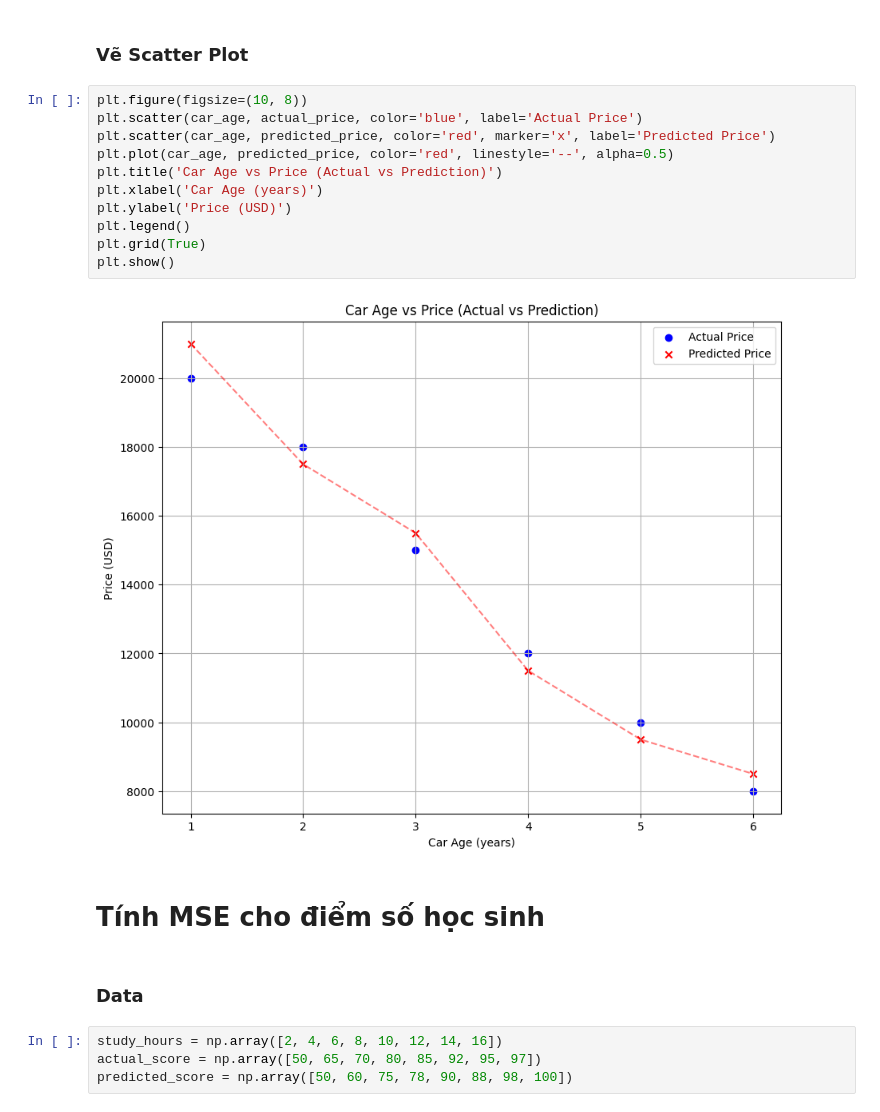
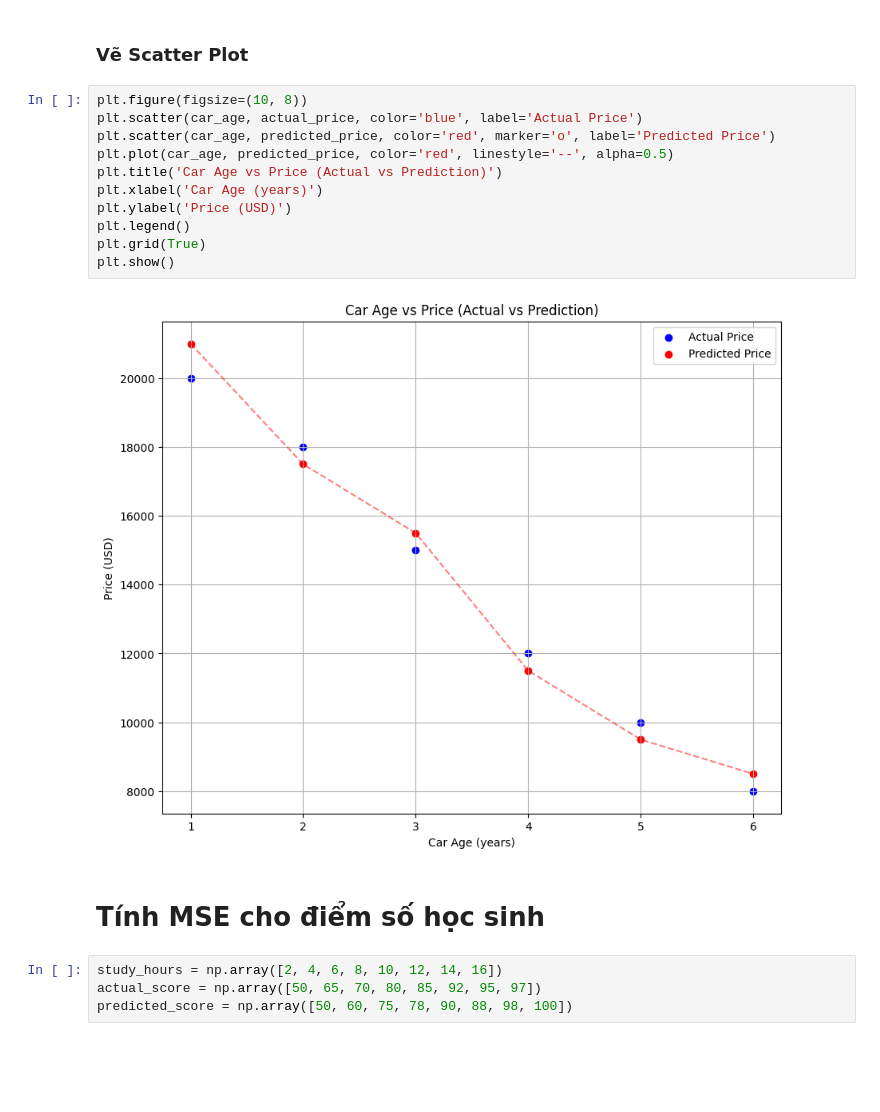
Before and after one commit to vonguyennhatduy/CBS-ML-DL-FOUNDATIONS, a Jupyter notebook: ML_DL_BT_01/main.ipynb, the cells around one changed output. Drawn from its saved outputs; the diff is of its cells as text; blank space fills up the shorter version.

```diff
--- a/ML_DL_BT_01/main.ipynb
+++ b/ML_DL_BT_01/main.ipynb
@@ -41,20 +41,18 @@ Mean Squared Error (MSE): 375000.0
 # %%
 plt.figure(figsize=(10, 8))
 plt.scatter(car_age, actual_price, color='blue', label='Actual Price')
-plt.scatter(car_age, predicted_price, color='red', marker='x', label='Predicted Price')
+plt.scatter(car_age, predicted_price, color='red', marker='o', label='Predicted Price')
 plt.plot(car_age, predicted_price, color='red', linestyle='--', alpha=0.5)
 plt.title('Car Age vs Price (Actual vs Prediction)')
 plt.xlabel('Car Age (years)')
 plt.ylabel('Price (USD)')
 plt.legend()
 plt.grid(True)
 plt.show()
 # %% [output]
-[figure, old version]
+[figure, new version]
 # %% [markdown]
 # Tính MSE cho điểm số học sinh
-# %% [markdown]
-### Data
 # %%
 study_hours = np.array([2, 4, 6, 8, 10, 12, 14, 16])
 actual_score = np.array([50, 65, 70, 80, 85, 92, 95, 97])
```
Also changed, not shown: parts of 2 cells of this notebook, 1 other file.
